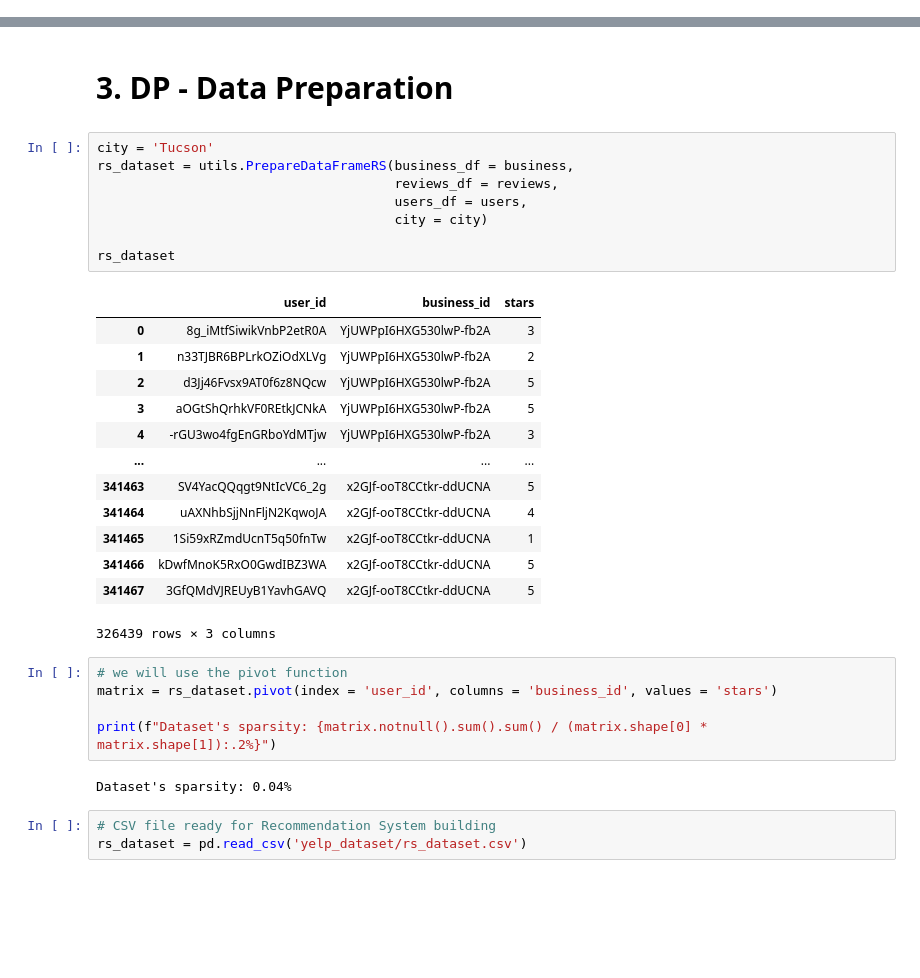
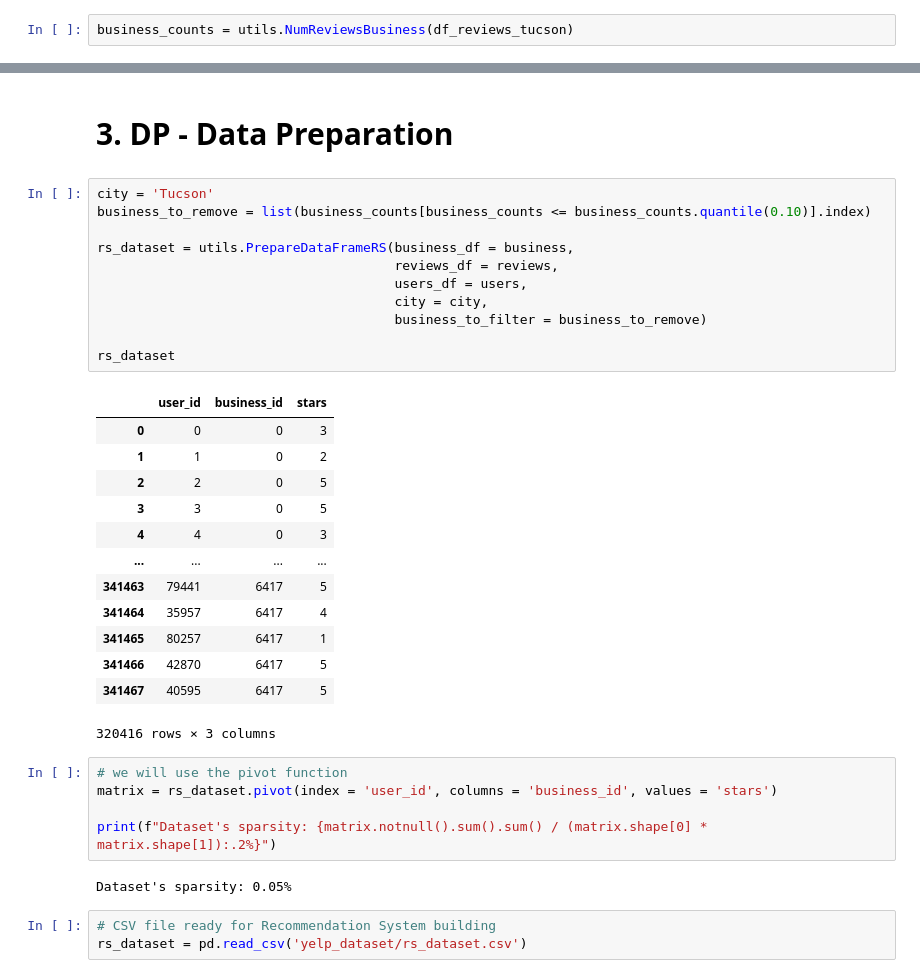
Before and after one commit to PPortela00/Recommendation-System---, a Jupyter notebook: notebook.ipynb, the cells around one changed output, grey strips where cells are left out. Drawn from its saved outputs; the diff is of its cells as text; blank space fills up the shorter version.

Commit message:
data sparsity of 0.05% ok?

```diff
--- a/notebook.ipynb
+++ b/notebook.ipynb
@@ -165,3 +165,5 @@ A value is trying to be set on a copy of a slice from a DataFrame
 See the caveats in the documentation: https://pandas.pydata.org/pandas-docs/stable/user_guide/indexing.html#returning-a-view-versus-a-copy
   business_tucson_df.drop(columns=['is_open'], inplace=True)
 [figure]
+# %%
+business_counts = utils.NumReviewsBusiness(df_reviews_tucson)
@@ -170,33 +174,36 @@ See the caveats in the documentation: https://pandas.pydata.org/pandas-docs/stab
         3. DP - Data Preparation</h1>
 # %%
 city = 'Tucson'
+business_to_remove = list(business_counts[business_counts <= business_counts.quantile(0.10)].index)
+
 rs_dataset = utils.PrepareDataFrameRS(business_df = business,
                                       reviews_df = reviews,
                                       users_df = users,
-                                      city = city)
+                                      city = city,
+                                      business_to_filter = business_to_remove)
 
 rs_dataset
 # %% [output]
 |  | user_id | business_id | stars |
-| 0 | 8g_iMtfSiwikVnbP2etR0A | YjUWPpI6HXG530lwP-fb2A | 3 |
-| 1 | n33TJBR6BPLrkOZiOdXLVg | YjUWPpI6HXG530lwP-fb2A | 2 |
-| 2 | d3Jj46Fvsx9AT0f6z8NQcw | YjUWPpI6HXG530lwP-fb2A | 5 |
-| 3 | aOGtShQrhkVF0REtkJCNkA | YjUWPpI6HXG530lwP-fb2A | 5 |
-| 4 | -rGU3wo4fgEnGRboYdMTjw | YjUWPpI6HXG530lwP-fb2A | 3 |
+| 0 | 0 | 0 | 3 |
+| 1 | 1 | 0 | 2 |
+| 2 | 2 | 0 | 5 |
+| 3 | 3 | 0 | 5 |
+| 4 | 4 | 0 | 3 |
 | ... | ... | ... | ... |
-| 341463 | SV4YacQQqgt9NtIcVC6_2g | x2GJf-ooT8CCtkr-ddUCNA | 5 |
-| 341464 | uAXNhbSjjNnFljN2KqwoJA | x2GJf-ooT8CCtkr-ddUCNA | 4 |
-| 341465 | 1Si59xRZmdUcnT5q50fnTw | x2GJf-ooT8CCtkr-ddUCNA | 1 |
-| 341466 | kDwfMnoK5RxO0GwdIBZ3WA | x2GJf-ooT8CCtkr-ddUCNA | 5 |
-| 341467 | 3GfQMdVJREUyB1YavhGAVQ | x2GJf-ooT8CCtkr-ddUCNA | 5 |
+| 341463 | 79441 | 6417 | 5 |
+| 341464 | 35957 | 6417 | 4 |
+| 341465 | 80257 | 6417 | 1 |
+| 341466 | 42870 | 6417 | 5 |
+| 341467 | 40595 | 6417 | 5 |
-326439 rows × 3 columns
+320416 rows × 3 columns
 # %%
 # we will use the pivot function
 matrix = rs_dataset.pivot(index = 'user_id', columns = 'business_id', values = 'stars')
 
 print(f"Dataset's sparsity: {matrix.notnull().sum().sum() / (matrix.shape[0] * matrix.shape[1]):.2%}")
 # %% [output]
-Dataset's sparsity: 0.04%
+Dataset's sparsity: 0.05%
 # %%
 # CSV file ready for Recommendation System building
 rs_dataset = pd.read_csv('yelp_dataset/rs_dataset.csv')
```
Also changed, not shown: parts of 13 cells of this notebook, 1 other file.
